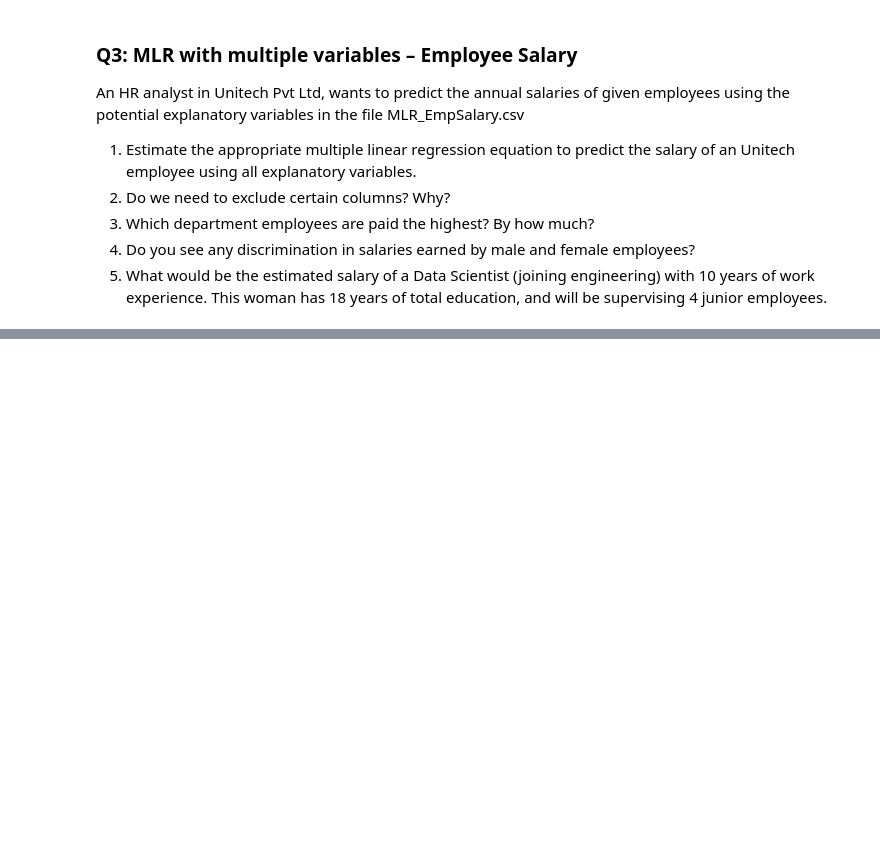
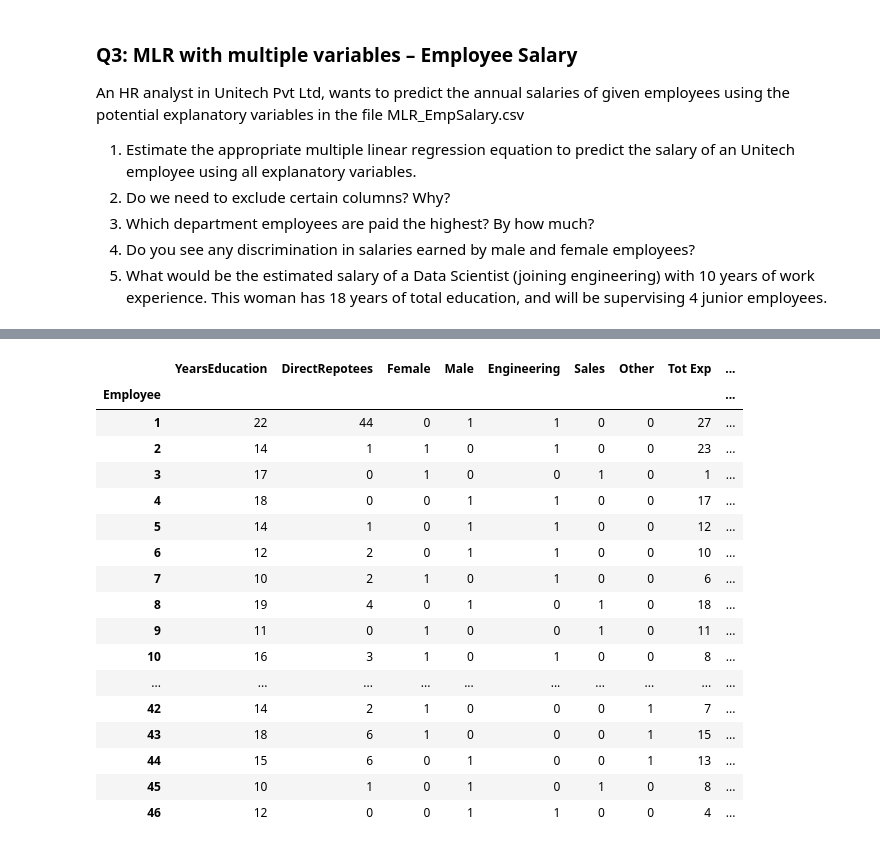
Before and after one commit to subhendu23/Data_Science, a Jupyter notebook: Assignment_06_SB_Sep_04.ipynb, the cells around one changed output, grey strips where cells are left out. Cells and saved outputs as stored; diff of their text form; code cells hidden in the pictures; blank space fills up the shorter version.

```diff
--- a/Assignment_06_SB_Sep_04.ipynb
+++ b/Assignment_06_SB_Sep_04.ipynb
@@ -209,0 +230,5 @@ EmpSalary_df.sample(10)
+# %%
+# Total experice should be more relevant
+
+EmpSalary_df['Tot Exp']=EmpSalary_df['PreviousExp']+EmpSalary_df['YearsEmployed']
+EmpSalary_df.drop(['PreviousExp','YearsEmployed'],axis=1,inplace=True)
@@ -209,0 +269,25 @@ EmpSalary_df.sample(10)
+# %%
+EmpSalary_df['Salary_replace'] = EmpSalary_df['Salary'].str.replace('$', '').str.replace(',','')
+EmpSalary_df['Salary_replace'] = pd.to_numeric(EmpSalary_df['Salary_replace'])
+# %%
+EmpSalary_df=EmpSalary_df.drop(['Salary'], axis=1)
+EmpSalary_df
+# %% [output]
+|  | YearsEducation | DirectRepotees | Female | Male | Engineering | Sales | Other | Tot Exp | ... |
+| Employee |  |  |  |  |  |  |  |  | ... |
+| 1 | 22 | 44 | 0 | 1 | 1 | 0 | 0 | 27 | ... |
+| 2 | 14 | 1 | 1 | 0 | 1 | 0 | 0 | 23 | ... |
+| 3 | 17 | 0 | 1 | 0 | 0 | 1 | 0 | 1 | ... |
+| 4 | 18 | 0 | 0 | 1 | 1 | 0 | 0 | 17 | ... |
+| 5 | 14 | 1 | 0 | 1 | 1 | 0 | 0 | 12 | ... |
+| 6 | 12 | 2 | 0 | 1 | 1 | 0 | 0 | 10 | ... |
+| 7 | 10 | 2 | 1 | 0 | 1 | 0 | 0 | 6 | ... |
+| 8 | 19 | 4 | 0 | 1 | 0 | 1 | 0 | 18 | ... |
+| 9 | 11 | 0 | 1 | 0 | 0 | 1 | 0 | 11 | ... |
+| 10 | 16 | 3 | 1 | 0 | 1 | 0 | 0 | 8 | ... |
+| ... | ... | ... | ... | ... | ... | ... | ... | ... | ... |
+| 42 | 14 | 2 | 1 | 0 | 0 | 0 | 1 | 7 | ... |
+| 43 | 18 | 6 | 1 | 0 | 0 | 0 | 1 | 15 | ... |
+| 44 | 15 | 6 | 0 | 1 | 0 | 0 | 1 | 13 | ... |
+| 45 | 10 | 1 | 0 | 1 | 0 | 1 | 0 | 8 | ... |
+| 46 | 12 | 0 | 0 | 1 | 1 | 0 | 0 | 4 | ... |
```
Also changed, not shown: parts of 29 cells of this notebook.
